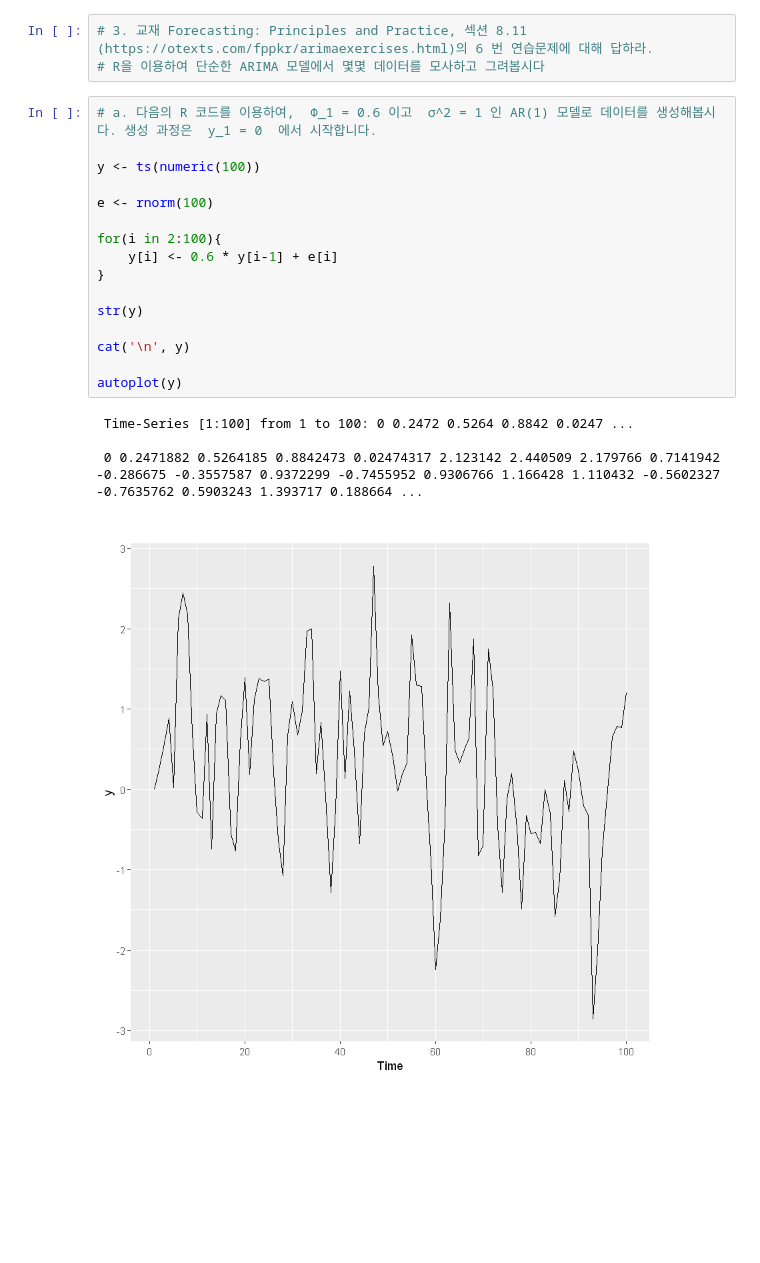
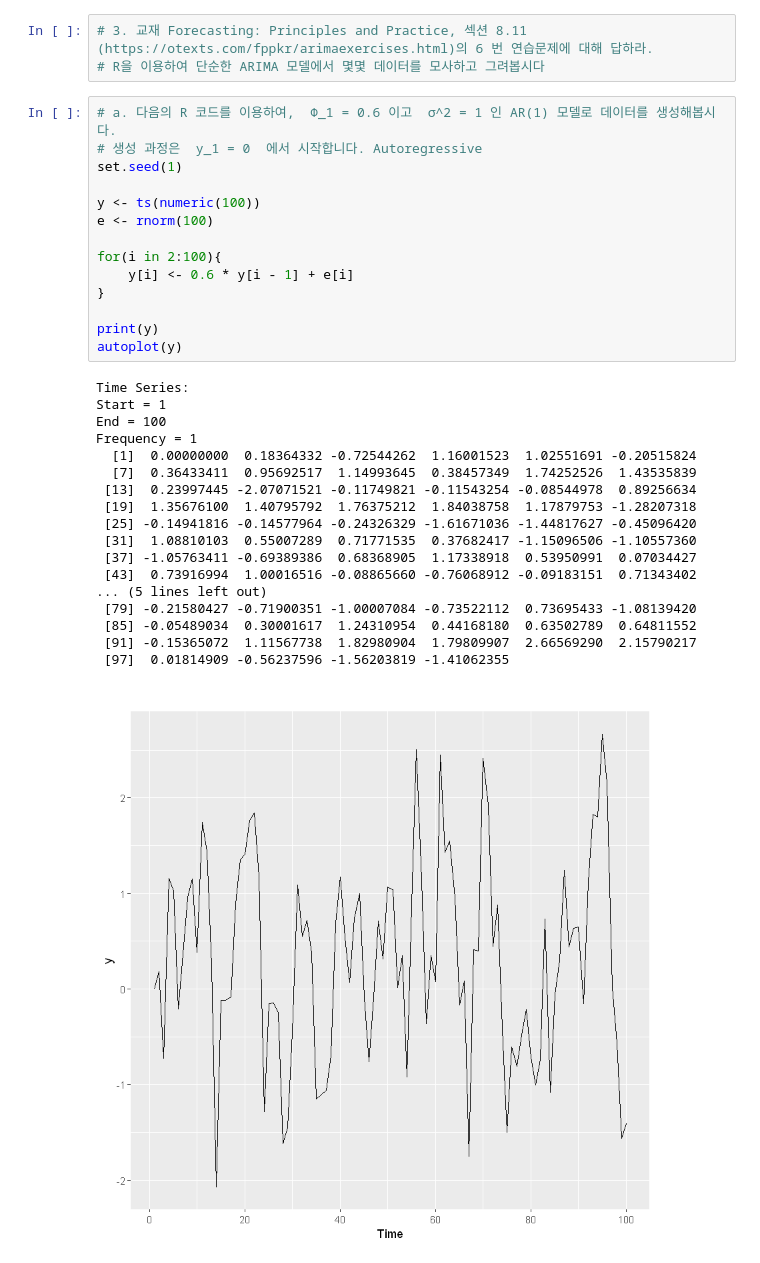
Before and after one commit to D4R6-Robot/Statistics, a Jupyter notebook: 2nd semester/02.TimeSeries/HW3/HW(3-3).ipynb, the cells around one changed output. Cells and saved outputs as stored; diff of their text form; blank space fills up the shorter version.

```diff
--- a/2nd semester/02.TimeSeries/HW3/HW(3-3).ipynb
+++ b/2nd semester/02.TimeSeries/HW3/HW(3-3).ipynb
@@ -5,25 +5,37 @@ library(gridExtra)
 # 3. 교재 Forecasting: Principles and Practice, 섹션 8.11 (https://otexts.com/fppkr/arimaexercises.html)의 6 번 연습문제에 대해 답하라.
 # R을 이용하여 단순한 ARIMA 모델에서 몇몇 데이터를 모사하고 그려봅시다
 # %%
-# a. 다음의 R 코드를 이용하여,  Φ_1 = 0.6 이고  σ^2 = 1 인 AR(1) 모델로 데이터를 생성해봅시다. 생성 과정은  y_1 = 0  에서 시작합니다.
+# a. 다음의 R 코드를 이용하여,  Φ_1 = 0.6 이고  σ^2 = 1 인 AR(1) 모델로 데이터를 생성해봅시다.
+# 생성 과정은  y_1 = 0  에서 시작합니다. Autoregressive
+set.seed(1)
 
 y <- ts(numeric(100))
-
 e <- rnorm(100)
 
 for(i in 2:100){
-    y[i] <- 0.6 * y[i-1] + e[i]
+    y[i] <- 0.6 * y[i - 1] + e[i]
 }
 
-str(y)
-
-cat('\n', y)
-
+print(y)
 autoplot(y)
 # %% [output]
- Time-Series [1:100] from 1 to 100: 0 0.2472 0.5264 0.8842 0.0247 ...
-
- 0 0.2471882 0.5264185 0.8842473 0.02474317 2.123142 2.440509 2.179766 0.7141942 -0.286675 -0.3557587 0.9372299 -0.7455952 0.9306766 1.166428 1.110432 -0.5602327 -0.7635762 0.5903243 1.393717 0.188664 ...
+Time Series:
+Start = 1
+End = 100
+Frequency = 1
+  [1]  0.00000000  0.18364332 -0.72544262  1.16001523  1.02551691 -0.20515824
+  [7]  0.36433411  0.95692517  1.14993645  0.38457349  1.74252526  1.43535839
+ [13]  0.23997445 -2.07071521 -0.11749821 -0.11543254 -0.08544978  0.89256634
+ [19]  1.35676100  1.40795792  1.76375212  1.84038758  1.17879753 -1.28207318
+ [25] -0.14941816 -0.14577964 -0.24326329 -1.61671036 -1.44817627 -0.45096420
+ [31]  1.08810103  0.55007289  0.71771535  0.37682417 -1.15096506 -1.10557360
+ [37] -1.05763411 -0.69389386  0.68368905  1.17338918  0.53950991  0.07034427
+ [43]  0.73916994  1.00016516 -0.08865660 -0.76068912 -0.09183151  0.71343402
+... (5 lines left out)
+ [79] -0.21580427 -0.71900351 -1.00007084 -0.73522112  0.73695433 -1.08139420
+ [85] -0.05489034  0.30001617  1.24310954  0.44168180  0.63502789  0.64811552
+ [91] -0.15365072  1.11567738  1.82980904  1.79809907  2.66569290  2.15790217
+ [97]  0.01814909 -0.56237596 -1.56203819 -1.41062355
-[figure, old version]
+[figure, new version]
 # %%
 # b. 시계열에 대한 시간 그래프를 그려봅시다. Φ_1  이 변하면 그래프가 어떻게 변합니까?
```
Also changed, not shown: parts of 14 cells of this notebook, 2 other files.
